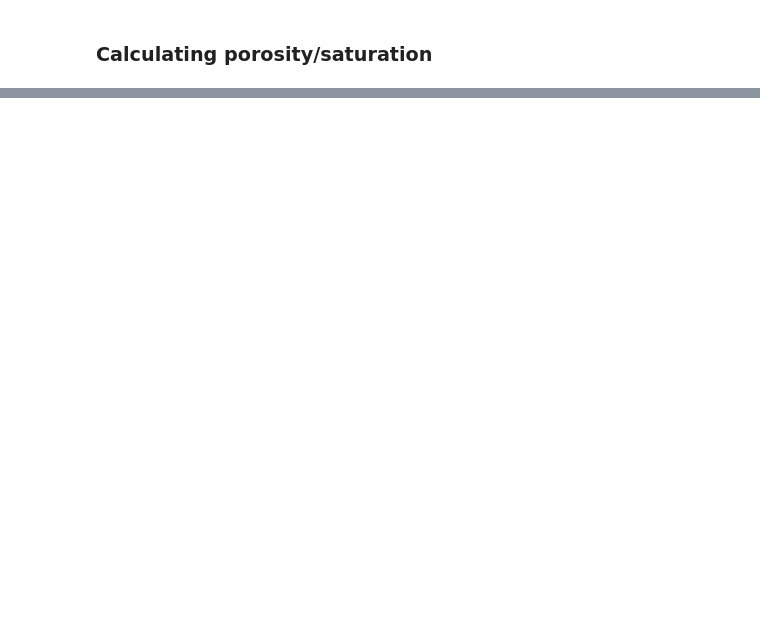
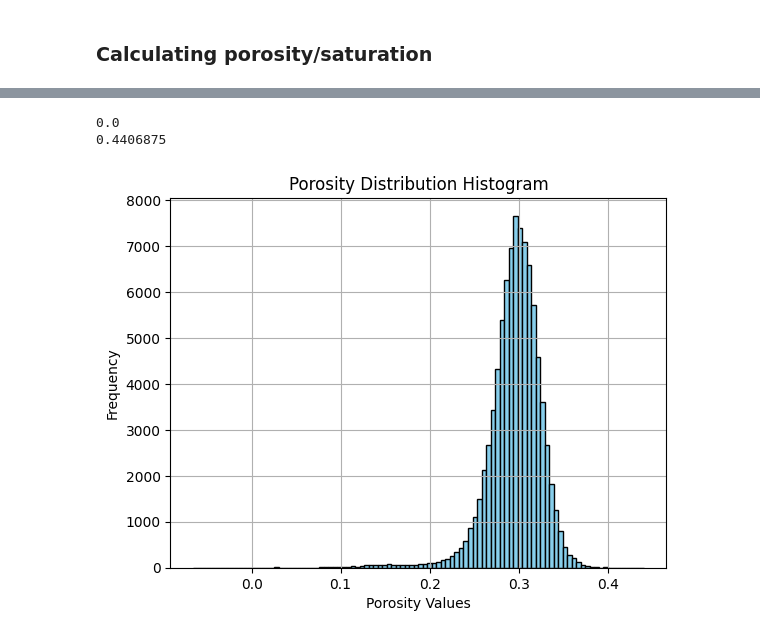
Before and after one commit to cspurin/medical_ct_processing, a Jupyter notebook: medical_CT_processing.ipynb, the cells around one changed output, grey strips where cells are left out. Saved outputs shown, nothing was run; the diff lists cells and outputs as text; code cells hidden in the pictures; blank space fills up the shorter version.

```diff
--- a/medical_CT_processing.ipynb
+++ b/medical_CT_processing.ipynb
@@ -343,0 +573,14 @@ interactive(children=(IntSlider(value=1, description='Downsample Rate:', max=5,
+# %%
+print(np.nanmin(saturation_voxels_fw0))
+print(np.nanmax(porosity_voxels))
+
+plt.hist(porosity_voxels.flatten(), bins=100, color='skyblue', edgecolor='black')
+plt.xlabel('Porosity Values')
+plt.ylabel('Frequency')
+plt.title('Porosity Distribution Histogram')
+plt.grid(True)
+plt.show()
+# %% [output]
+0.0
+0.4406875
+[figure, added]
```
Also changed, not shown: parts of 28 cells of this notebook, 1 other file.
